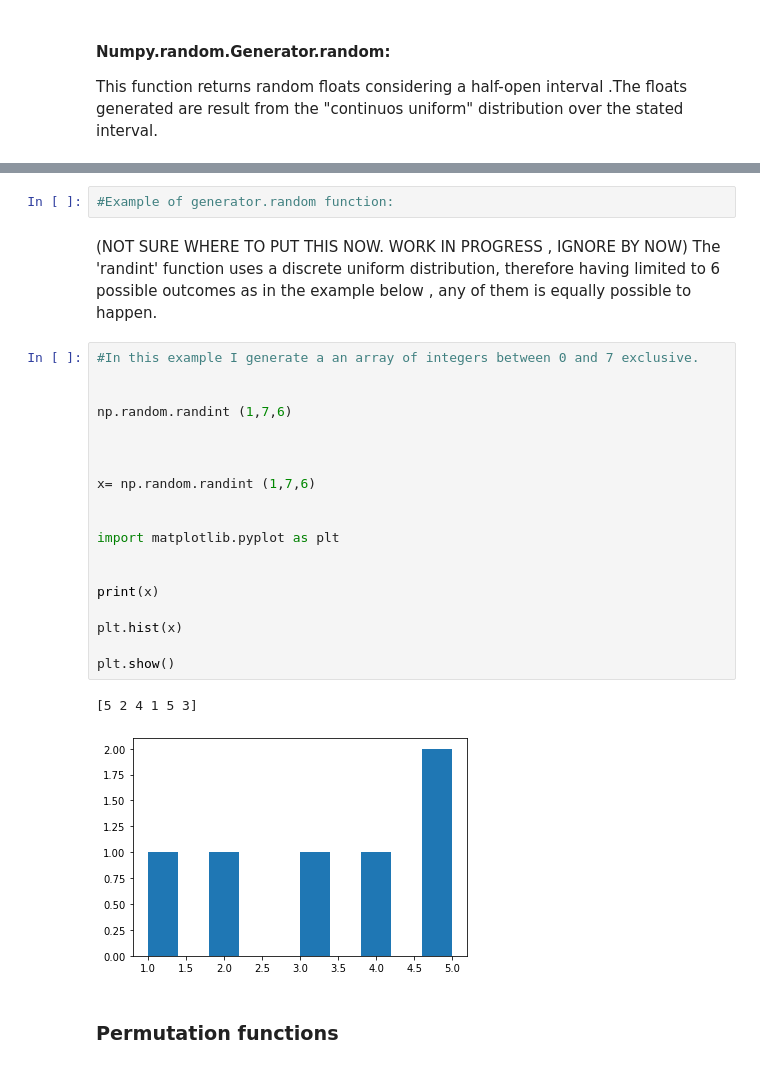
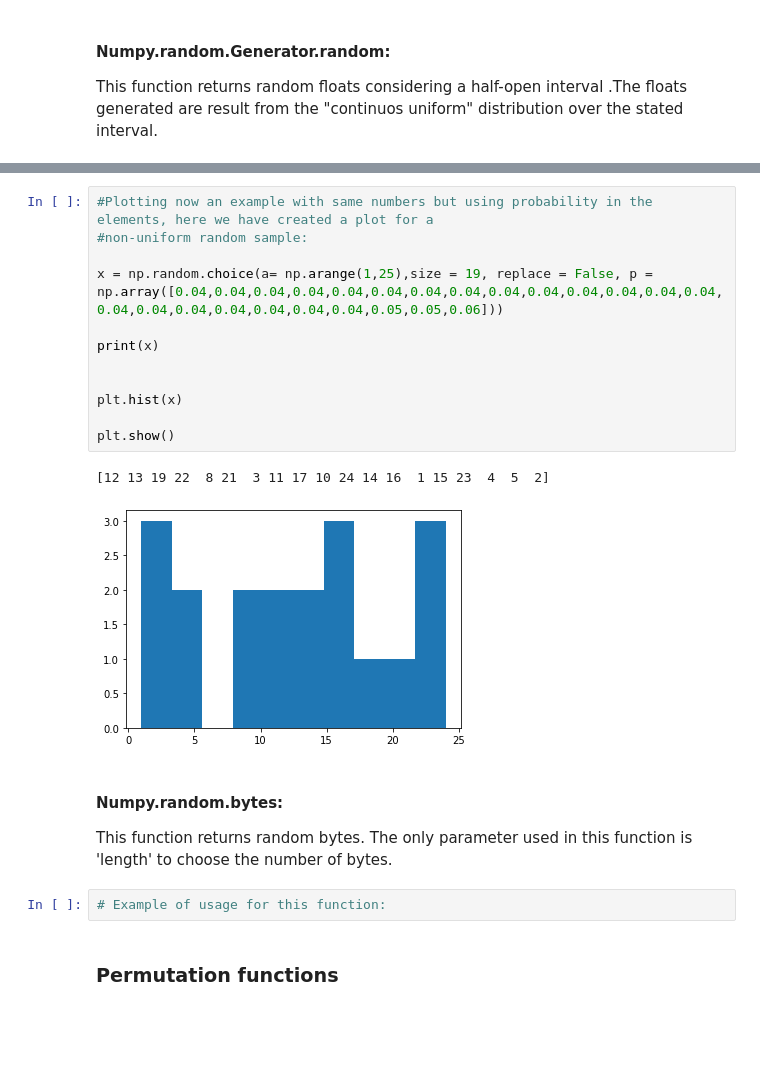
Before and after one commit to Ainara12/Programming-for-Data-Analysis, a Jupyter notebook: PAD Project.ipynb, the cells around one changed output, grey strips where cells are left out. Drawn from its saved outputs; the diff is of its cells as text; blank space fills up the shorter version.

```diff
--- a/PAD Project.ipynb
+++ b/PAD Project.ipynb
@@ -107,30 +185,24 @@ This function returns random floats considering a half-open interval .The floats
+# %%
+#Plotting now an example with same numbers but using probability in the elements, here we have created a plot for a
+#non-uniform random sample:
+
+x = np.random.choice(a= np.arange(1,25),size = 19, replace = False, p = np.array([0.04,0.04,0.04,0.04,0.04,0.04,0.04,0.04,0.04,0.04,0.04,0.04,0.04,0.04,0.04,0.04,0.04,0.04,0.04,0.04,0.04,0.05,0.05,0.06]))
+
+print(x)
+
+
+plt.hist(x)
+
+plt.show()
+# %% [output]
+[12 13 19 22  8 21  3 11 17 10 24 14 16  1 15 23  4  5  2]
+[figure, added]
+# %% [markdown]
+#### Numpy.random.bytes:
+
+This function returns random bytes. The only parameter used in this function is 'length' to choose the number of bytes.
 # %%
-#Example of generator.random function:
+# Example of usage for this function:
-# %% [markdown]
-(NOT SURE WHERE TO PUT THIS NOW. WORK IN PROGRESS , IGNORE BY NOW)
-The 'randint' function uses a discrete uniform distribution, therefore having limited to 6 possible outcomes as in the example below , any of them is equally possible to happen.
-# %%
-#In this example I generate a an array of integers between 0 and 7 exclusive.
-
-
-np.random.randint (1,7,6)
-
-
-
-x= np.random.randint (1,7,6)
-
-
-import matplotlib.pyplot as plt
-
-
-print(x)
-
-plt.hist(x)
-
-plt.show()
-# %% [output]
-[5 2 4 1 5 3]
-[figure, removed]
 # %% [markdown]
 ### Permutation functions
 # %% [markdown]
```
Also changed, not shown: parts of 12 cells of this notebook.
